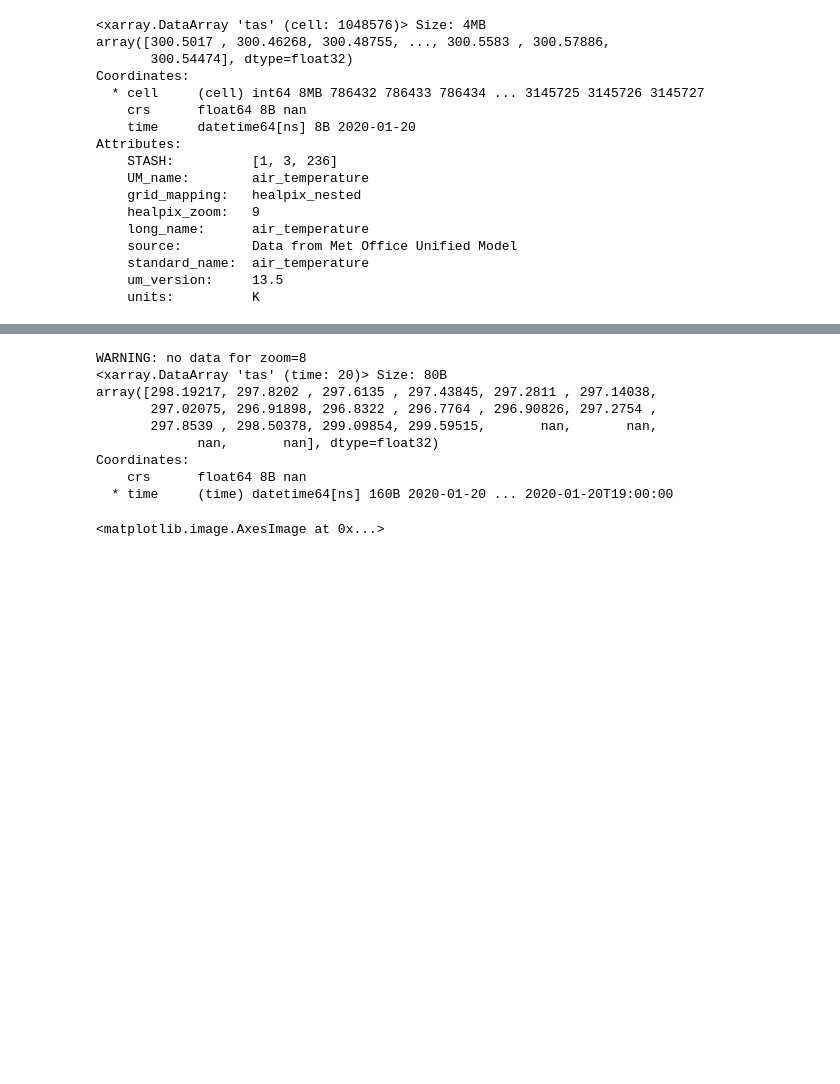
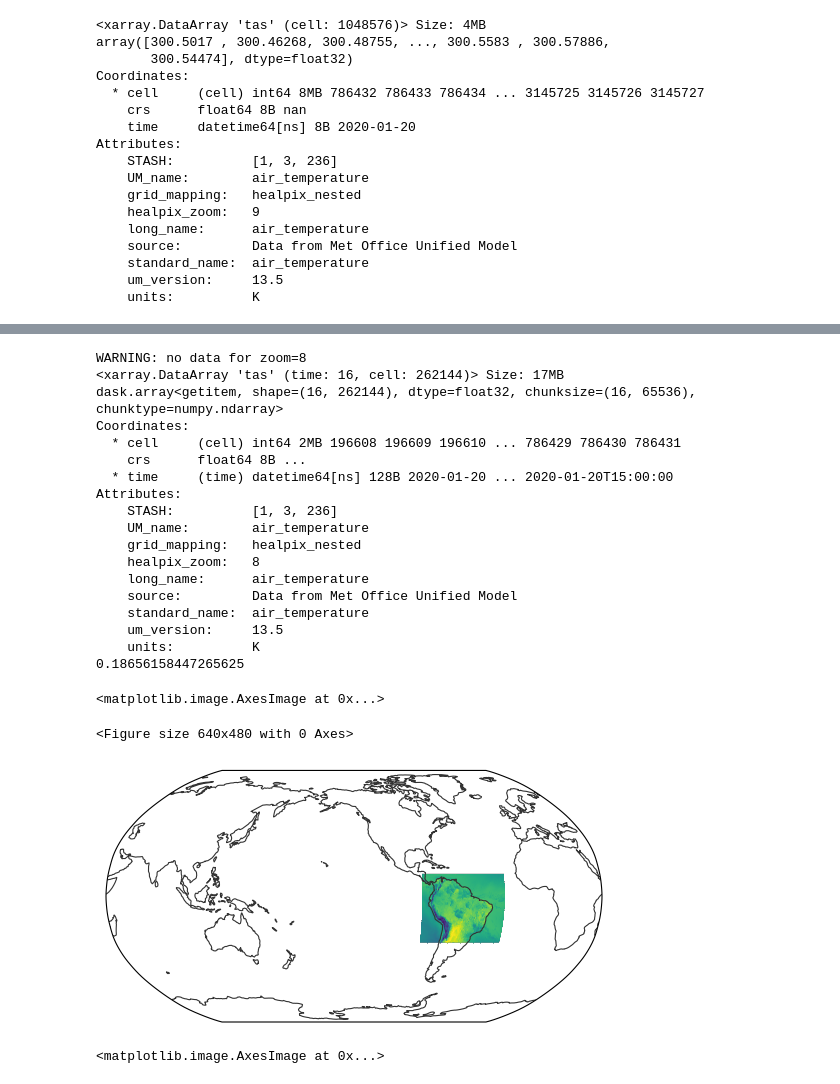
Before and after one commit to feng045/wcrp_hackathon, a Jupyter notebook: notebooks/local_dev/coarsen_regional.ipynb, the cells around one changed output, grey strips where cells are left out. Cells and saved outputs as stored; diff of their text form; code cells hidden in the pictures; blank space fills up the shorter version.

```diff
--- a/notebooks/local_dev/coarsen_regional.ipynb
+++ b/notebooks/local_dev/coarsen_regional.ipynb
@@ -121,19 +123,33 @@ Attributes:
 [figure]
 # %%
 ds = cat(sim='SAmer_km4p4_RAL3P3.n1280_GAL9_nest', freq='PT1H', zoom=8).to_dataset()
-tas = ds.tas.isel(time=slice(20)).mean(dim='cell').compute()
+# tas = ds.tas.isel(time=slice(20)).mean(dim='cell').compute()
+tas = ds.tas.isel(time=slice(16))
 print(tas)
-#egh.healpix_show(tas)
+print((~np.isnan(tas).values).sum() / tas.size)
+egh.healpix_show(tas.isel(time=15))
 # %% [output]
 WARNING: no data for zoom=8
-<xarray.DataArray 'tas' (time: 20)> Size: 80B
-array([298.19217, 297.8202 , 297.6135 , 297.43845, 297.2811 , 297.14038,
-       297.02075, 296.91898, 296.8322 , 296.7764 , 296.90826, 297.2754 ,
-       297.8539 , 298.50378, 299.09854, 299.59515,       nan,       nan,
-             nan,       nan], dtype=float32)
+<xarray.DataArray 'tas' (time: 16, cell: 262144)> Size: 17MB
+dask.array<getitem, shape=(16, 262144), dtype=float32, chunksize=(16, 65536), chunktype=numpy.ndarray>
 Coordinates:
-    crs      float64 8B nan
-  * time     (time) datetime64[ns] 160B 2020-01-20 ... 2020-01-20T19:00:00
+  * cell     (cell) int64 2MB 196608 196609 196610 ... 786429 786430 786431
+    crs      float64 8B ...
+  * time     (time) datetime64[ns] 128B 2020-01-20 ... 2020-01-20T15:00:00
+Attributes:
+    STASH:          [1, 3, 236]
+    UM_name:        air_temperature
+    grid_mapping:   healpix_nested
+    healpix_zoom:   8
+    long_name:      air_temperature
+    source:         Data from Met Office Unified Model
+    standard_name:  air_temperature
+    um_version:     13.5
+    units:          K
+0.18656158447265625
+<matplotlib.image.AxesImage at 0x...>
+<Figure size 640x480 with 0 Axes>
+[figure, added]
 # %%
 npix = 12 * 4**10
 tasg = xr.DataArray(np.full(npix, np.nan, dtype=np.float32), coords={'cell': np.arange(npix)})
```
Also changed, not shown: parts of 1 cell of this notebook, 1 other file.
